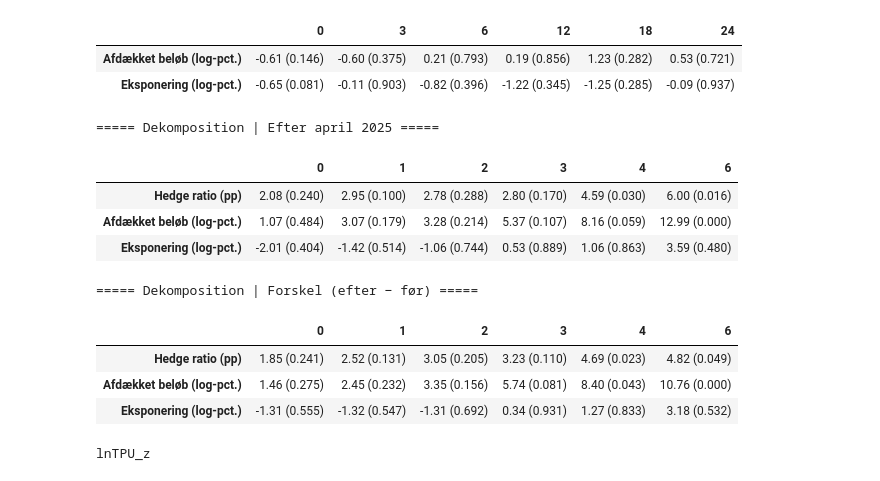
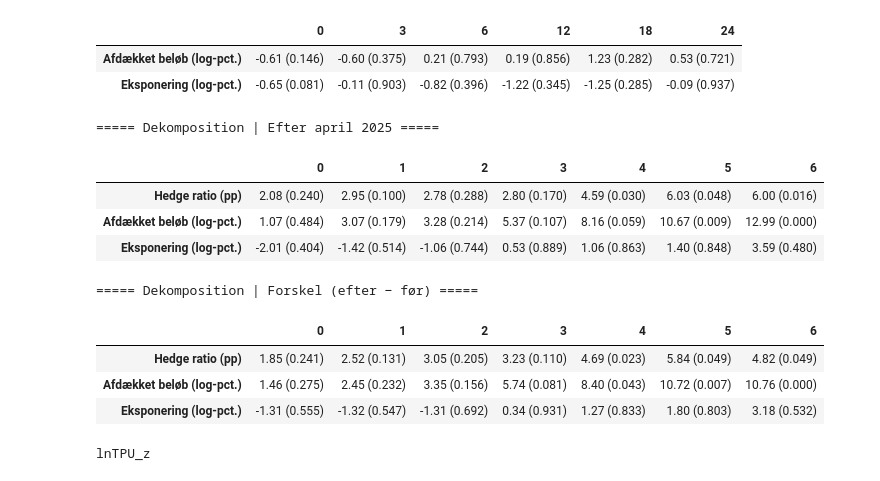
Before and after one commit to oliviarytter/Speciale, a Jupyter notebook: LP_CLEAN.ipynb, the cells around one changed output. Cells and saved outputs as stored; diff of their text form; code cells hidden in the pictures.

```diff
--- a/LP_CLEAN.ipynb
+++ b/LP_CLEAN.ipynb
@@ -825,19 +819,19 @@ Gemt: TABLES/bootstrap.tex
 # %%
 # %% 8b) Simultane (sup-t) bånd: TPU før 2025 og bruddet
 tpu_pre = bs["TPU (før 2025)"]
-brud    = lp_bootstrap_brud(master, "lnTPU_z", H=6)
+brud    = lp_bootstrap_brud(master, "lnTPU_z", H=H_POST)
 print(f"Før 2025:  sup-t kritisk værdi = {tpu_pre.attrs['q_sup']:.2f}")
 print(f"Bruddet:   sup-t kritisk værdi = {brud.attrs['q_sup']:.2f}, "
-      f"fælles test af intet brud (h=0–6): p = {brud.attrs['p_sup']:.3f}")
+      f"fælles test af intet brud (h=0–{H_POST}): p = {brud.attrs['p_sup']:.3f}")
 
 fig, (ax1, ax2) = plt.subplots(1, 2, figsize=(12, 4.8))
 for ax, r, kol, sekol, farve, titel, H_ in [
-        (ax1, tpu_pre, "coef",     "se",     BLAA, r"Før 2025: respons $\beta_h$",           24),
-        (ax2, brud,    "coef_int", "se_int", ROED, r"Forskel efter april 2025: $\phi_h$",     6)]:
+        (ax1, tpu_pre, "coef",     "se",     BLAA, r"Før 2025: respons $\beta_h$",       24),
+        (ax2, brud,    "coef_int", "se_int", ROED, r"Forskel efter april 2025: $\phi_h$", H_POST)]:
     tegn_panel(ax, r["h"], r[kol], r[sekol], farve, titel)
     ax.plot(r["h"], r["lo95_sup"], ls="--", color="black", lw=1.2)
     ax.plot(r["h"], r["hi95_sup"], ls="--", color="black", lw=1.2)
-    ax.set_xlim(0, H_); ax.set_xticks(range(0, H_ + 1, 3 if H_ > 6 else 1))
+    ax.set_xlim(0, H_); ax.set_xticks(range(0, H_ + 1, 3 if H_ > 8 else 1))
 ax1.set_ylabel("Pct. (+ = dollaren styrkes over for euroen)")
 
 handles = [Line2D([0], [0], color="dimgray", lw=2.5, marker="o", ms=3.5, label="Impulsrespons"),
@@ -855,7 +849,7 @@ Bruddet:   sup-t kritisk værdi = 5.87, fælles test af intet brud (h=0–6): p
 # %%
 # %% 8c) Newey-West vs. lag-augmenteret (HC3), jf. Jordà & Taylor (2025, figur 4)
 SPECS_SE = [("lnTPU_z", dict(H=24, slut="2024-12-31"), "coef",     "se",     r"Før 2025: $\beta_h$"),
-            ("lnTPU_z", dict(H=12, dummy="post_LD"),   "coef_int", "se_int", r"Forskel efter april 2025: $\phi_h$")]
+             ("lnTPU_z", dict(H=H_POST, dummy="post_LD"), "coef_int", "se_int", r"Forskel efter april 2025: $\phi_h$")]
 
 fig, akser = plt.subplots(1, 2, figsize=(12, 4.8))
 for ax, (s, kw, kol, sekol, titel) in zip(akser, SPECS_SE):
@@ -893,9 +887,3 @@ sup-t: kritisk værdi = 5.87, p = 0.321
 | 4 | 4 | -5.374 | 1.887 | 0.004 | 0.211 | 4.657 | 12 |
 | 5 | 5 | -4.836 | 2.770 | 0.081 | 0.399 | 4.665 | 11 |
 | 6 | 6 | -4.215 | 1.458 | 0.004 | 0.157 | 4.244 | 10 |
-# %%
-# %% 8d) Bootstrap af bruddet: EUR/USD, hedge ratio og afdækket beløb
-for yv in ["lnUSD", "hr", "ln_afd"]:
-    r = lp_bootstrap_brud(master, "lnTPU_z", y=yv, H=6)
-    print(f"\n===== {yv} | sup-t p = {r.attrs['p_sup']:.3f} =====")
-    display(r[["h", "coef_int", "p_int", "p_boot", "n_post"]].round(3))
@@ -980,11 +940,11 @@ for s, navn, kort in STOED:
     print(f"===== Hedge ratio | {s} | brud april 2025 =====")
     hr_res[(s, "2025")] = lp_figur_foer_efter(
         s, f"lp_hr_{kort}_foer_efter", y="hr", ylabel=YL_HR,
-        H_pre=H_HR, H_post=min(12, H_HR), n_lags=N_LAGS_HR)
+        H_pre=H_HR, H_post=H_POST_HR, n_lags=N_LAGS_HR)          # ÆNDRET: H_post=H_POST_HR
 
 
 # ---------- 3) Tabeller i notebooken (til jeres egen fortolkning) ----------
-for (s, brud), (pre, post) in hr_res.items():
+for (s, periode), (pre, post) in hr_res.items():                 # ÆNDRET: brud -> periode
     pre = pre.copy()
     pre["sig"] = pre["p"].apply(stjerner)
     print(f"\n===== Hedge ratio | {s} | VENSTRE PANEL: før 2025 =====")
@@ -1002,7 +962,7 @@ for (s, brud), (pre, post) in hr_res.items():
 NOTE_HR = (r"Koefficienter fra ligning \eqref{eq:lp_final} med USD-hedge ratioen som "
            r"afhængig variabel, målt i procentpoint (+ = højere afdækningsgrad). Øvrige "
            r"forhold som i note til tabel \ref{tab:lp_tpu}.")
-H_TAB_HR = tuple(h for h in (0, 1, 2, 3, 4, 6, 9, 12) if h <= H_HR)
+H_TAB_HR = HOR_POST_HR                                           # ÆNDRET: kun h med >= 10 obs. efter bruddet
 
 def lp_tabel_hr(s, titel, label, note):
     pre, post = (r.set_index("h") for r in hr_res[(s, "2025")])
@@ -1017,7 +977,7 @@ def lp_tabel_hr(s, titel, label, note):
         npost = int(post.loc[h, "n_post"]) if post is not None and h in post.index else "–"
         linjer.append(f"{h} & {c1[0]} & {c2[0]} & {c3[0]} & {c4[0]} & {npost} \\\\")
         linjer.append(f" & {c1[1]} & {c2[1]} & {c3[1]} & {c4[1]} & \\\\[2pt]")
-    tex = (r"""\begin{table}[htbp]
+    tex = (r"""\begin{table}[H]
 \centering
 \caption{""" + titel + r"""}
 \label{""" + label + r"""}
@@ -1153,18 +1107,18 @@ for s in ["lnTPU_z", "lnGPR_z", "lnGPRC_USA_z"]:
 | Eksponering (log-pct.) | -0.65 (0.081) | -0.11 (0.903) | -0.82 (0.396) | -1.22 (0.345) | -1.25 (0.285) | -0.09 (0.937) |
 # %%
 # %% 9e) Dekomposition efter april 2025 (TPU)
-specs = {navn: lp(master, var, "lnTPU_z", H=12, n_lags=N_LAGS_HR, dummy="post_LD")
+specs = {navn: lp(master, var, "lnTPU_z", H=H_POST_HR, n_lags=N_LAGS_HR, dummy="post_LD")
          for navn, var in [("Hedge ratio (pp)",          "hr"),
                            ("Afdækket beløb (log-pct.)", "ln_afd"),
                            ("Eksponering (log-pct.)",    "ln_eksp")]}
 
 for kol, pkol, titel in [("coef_post", "p_post", "Efter april 2025"),
                          ("coef_int",  "p_int",  "Forskel (efter − før)")]:
-    koef, _ = sammenlign(specs, horisonter=(0, 1, 2, 3, 4, 6), kol=kol, pkol=pkol)
+    koef, _ = sammenlign(specs, horisonter=HOR_POST_HR, kol=kol, pkol=pkol)
     print(f"\n===== Dekomposition | {titel} ====="); display(koef)
 
 # %% 9f) LaTeX-tabel: dekomposition efter april 2025 (TPU)
-HOR_DK = (0, 1, 2, 3, 4, 6)
+HOR_DK = HOR_POST_HR
 
 RAEKKER = [("Hedge ratio (pp)",          "Hedge ratio (pp)"),
            ("Afdækket beløb (log-pct.)", "Afdækket beløb (pct.)"),
@@ -1180,49 +1134,49 @@ def tal(x):
     return f"{x:.2f}"          # decimalkomma: f"{x:.2f}".replace(".", "{,}")
 
 ncol = len(HOR_DK) + 1
-linjer = [r"\begin{table}[htbp]", r"\centering",
+linjer = [r"\begin{table}[H]", r"\centering",
           r"\caption{Dekomposition af USD-hedge ratioens respons på et TPU-stød}",
           r"\label{tab:dekomp}", r"\begin{threeparttable}",
           r"\begin{tabular}{l" + "c" * len(HOR_DK) + "}", r"\toprule",
           r"$h$ & " + " & ".join(str(h) for h in HOR_DK) + r" \\", r"\midrule"]
 
 for i, (ptitel, k, s, p) in enumerate(PANELER):
     if i > 0:
         linjer.append(r"\addlinespace")
     linjer.append(rf"\multicolumn{{{ncol}}}{{l}}{{\textit{{{ptitel}}}}} \\")
     for noegle, etiket in RAEKKER:
         r = specs[noegle].set_index("h").reindex(HOR_DK)
         linjer.append(etiket + " & " + " & ".join(
             f"${tal(r.loc[h, k])}{stj(r.loc[h, p])}$" for h in HOR_DK) + r" \\")
         linjer.append(" & " + " & ".join(
             f"({tal(r.loc[h, s])})" for h in HOR_DK) + r" \\")
 
 n_post = specs["Hedge ratio (pp)"].set_index("h").reindex(HOR_DK)["n_post"]
 linjer += [r"\midrule",
            r"$n_{\text{post}}$ & " + " & ".join(str(int(n)) for n in n_post) + r" \\",
            r"\bottomrule", r"\end{tabular}",
            r"\begin{tablenotes}\footnotesize",
            r"\item \textit{Note:} Koefficienter fra ligning \eqref{eq:lp_dummy} med henholdsvis "
            r"USD-hedge ratioen (procentpoint), log til det afdækkede beløb og log til USD-eksponeringen "
            r"($\times 100$) som afhængig variabel. Da $\ln(\text{hedge ratio}) = \ln(\text{afdækket}) - "
            r"\ln(\text{eksponering})$, svarer forskellen mellem anden og tredje række tilnærmelsesvis til "
            r"den relative ændring i hedge ratioen. HC3-standardfejl i parentes. "
            r"$^{*}$, $^{**}$ og $^{***}$ angiver signifikans på 10, 5 og 1 pct.-niveau.",
            r"\end{tablenotes}", r"\end{threeparttable}", r"\end{table}"]
 
 with open("TABLES/dekomp_hr_tpu.tex", "w", encoding="utf-8") as f:
     f.write("\n".join(linjer))
 # %% [output]
 ===== Dekomposition | Efter april 2025 =====
-|  | 0 | 1 | 2 | 3 | 4 | 6 |
-| Hedge ratio (pp) | 2.08 (0.240) | 2.95 (0.100) | 2.78 (0.288) | 2.80 (0.170) | 4.59 (0.030) | 6.00 (0.016) |
-| Afdækket beløb (log-pct.) | 1.07 (0.484) | 3.07 (0.179) | 3.28 (0.214) | 5.37 (0.107) | 8.16 (0.059) | 12.99 (0.000) |
-| Eksponering (log-pct.) | -2.01 (0.404) | -1.42 (0.514) | -1.06 (0.744) | 0.53 (0.889) | 1.06 (0.863) | 3.59 (0.480) |
+|  | 0 | 1 | 2 | 3 | 4 | 5 | 6 |
+| Hedge ratio (pp) | 2.08 (0.240) | 2.95 (0.100) | 2.78 (0.288) | 2.80 (0.170) | 4.59 (0.030) | 6.03 (0.048) | 6.00 (0.016) |
+| Afdækket beløb (log-pct.) | 1.07 (0.484) | 3.07 (0.179) | 3.28 (0.214) | 5.37 (0.107) | 8.16 (0.059) | 10.67 (0.009) | 12.99 (0.000) |
+| Eksponering (log-pct.) | -2.01 (0.404) | -1.42 (0.514) | -1.06 (0.744) | 0.53 (0.889) | 1.06 (0.863) | 1.40 (0.848) | 3.59 (0.480) |
 ===== Dekomposition | Forskel (efter − før) =====
-|  | 0 | 1 | 2 | 3 | 4 | 6 |
-| Hedge ratio (pp) | 1.85 (0.241) | 2.52 (0.131) | 3.05 (0.205) | 3.23 (0.110) | 4.69 (0.023) | 4.82 (0.049) |
-| Afdækket beløb (log-pct.) | 1.46 (0.275) | 2.45 (0.232) | 3.35 (0.156) | 5.74 (0.081) | 8.40 (0.043) | 10.76 (0.000) |
-| Eksponering (log-pct.) | -1.31 (0.555) | -1.32 (0.547) | -1.31 (0.692) | 0.34 (0.931) | 1.27 (0.833) | 3.18 (0.532) |
+|  | 0 | 1 | 2 | 3 | 4 | 5 | 6 |
+| Hedge ratio (pp) | 1.85 (0.241) | 2.52 (0.131) | 3.05 (0.205) | 3.23 (0.110) | 4.69 (0.023) | 5.84 (0.049) | 4.82 (0.049) |
+| Afdækket beløb (log-pct.) | 1.46 (0.275) | 2.45 (0.232) | 3.35 (0.156) | 5.74 (0.081) | 8.40 (0.043) | 10.72 (0.007) | 10.76 (0.000) |
+| Eksponering (log-pct.) | -1.31 (0.555) | -1.32 (0.547) | -1.31 (0.692) | 0.34 (0.931) | 1.27 (0.833) | 1.80 (0.803) | 3.18 (0.532) |
 # %%
 from statsmodels.stats.diagnostic import acorr_ljungbox
 from scipy.stats import skew
```
Also changed, not shown: parts of 10 cells of this notebook, 33 other files.
